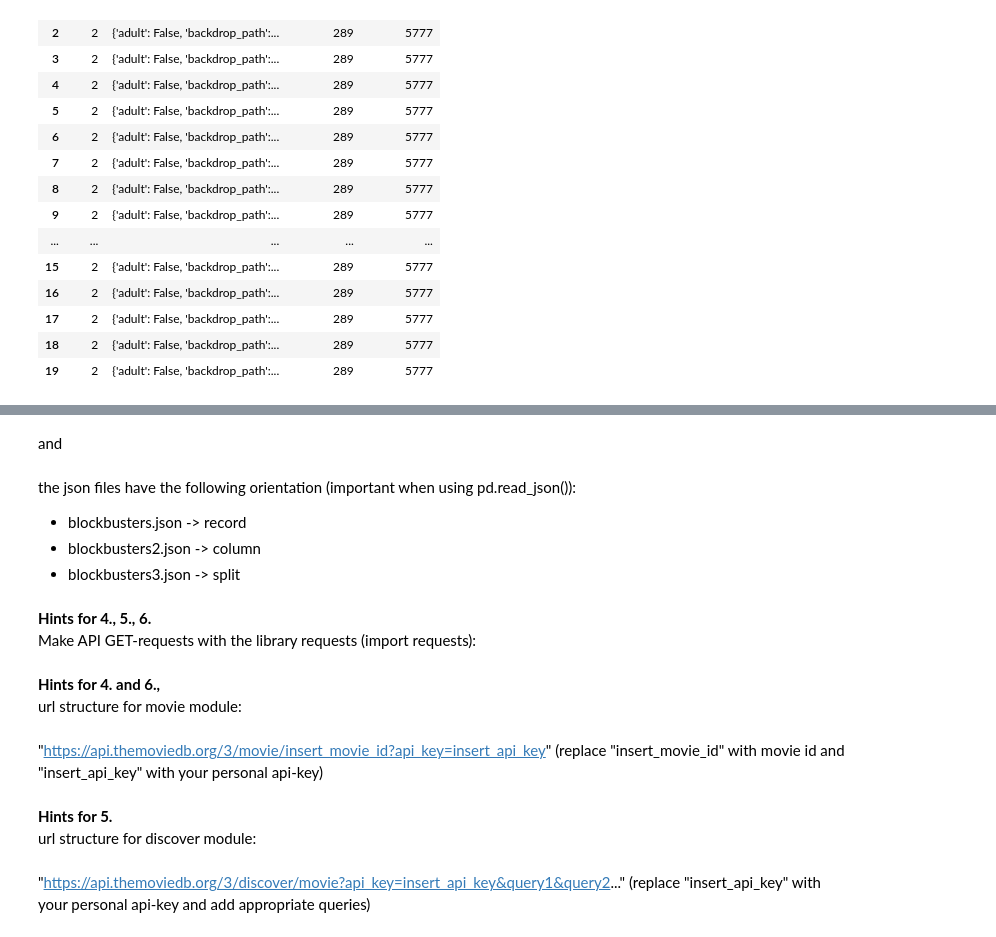
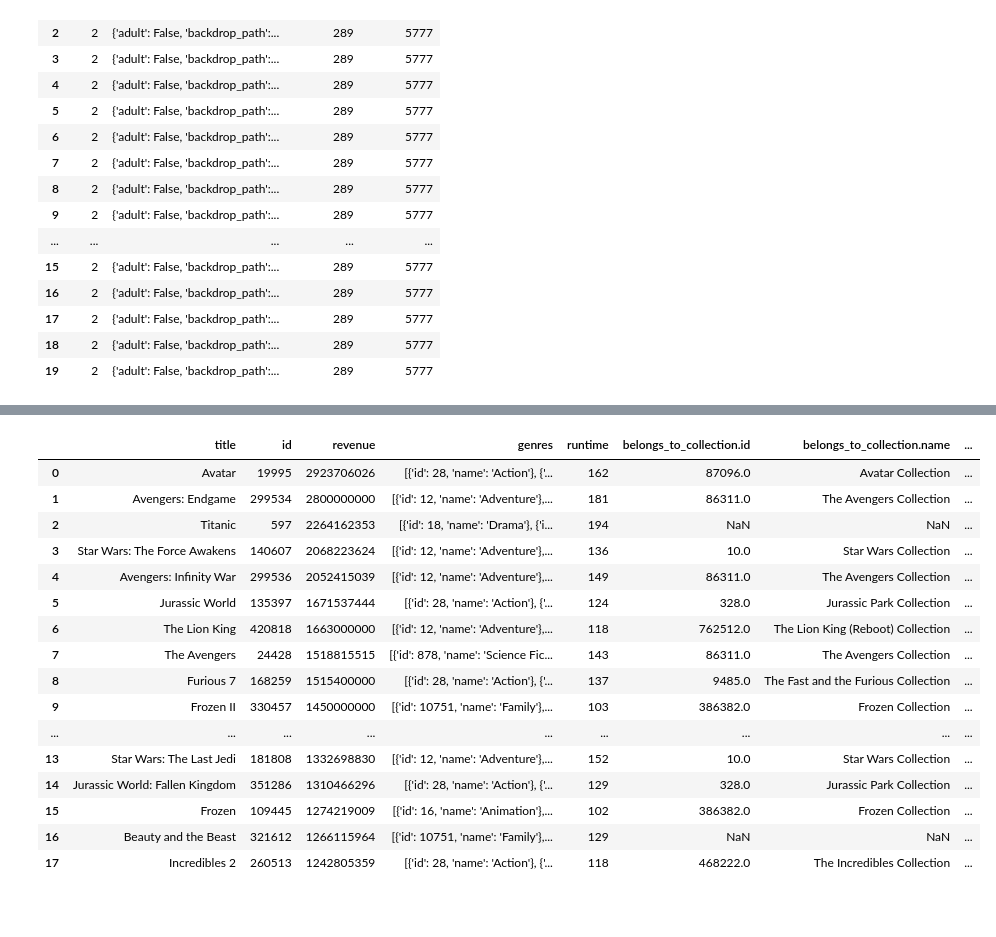
Before and after one commit to Jamal811/Data-Science, a Jupyter notebook: Data-Scince-Projectbase/12-Projects-Data Science course/2 - Project 2 Data Import Working with APIs and JSON Movies Dataset/Project_02_ProjectBrief_blank.ipynb, the cells around one changed output, grey strips where cells are left out. Cells and saved outputs as stored; diff of their text form; code cells hidden in the pictures; blank space fills up the shorter version.

```diff
--- a/Data-Scince-Projectbase/12-Projects-Data Science course/2 - Project 2 Data Import Working with APIs and JSON Movies Dataset/Project_02_ProjectBrief_blank.ipynb
+++ b/Data-Scince-Projectbase/12-Projects-Data Science course/2 - Project 2 Data Import Working with APIs and JSON Movies Dataset/Project_02_ProjectBrief_blank.ipynb
@@ -430,15 +494,23 @@ To load json files you can use
 # %%
-with open("filename.json") as f:
+with open("movies.json") as f:
     data = json.load(f)
-# %% [markdown]
-and
 # %%
-pd.DataFrame(data), pd.read_json(filename.json), pd.json_normalize(data)
+pd.json_normalize(data)
+# %% [output]
+|  | title | id | revenue | genres | runtime | belongs_to_collection.id | belongs_to_collection.name | ... |
+| 0 | Avatar | 19995 | 2923706026 | [{'id': 28, 'name': 'Action'}, {'... | 162 | 87096.0 | Avatar Collection | ... |
+| 1 | Avengers: Endgame | 299534 | 2800000000 | [{'id': 12, 'name': 'Adventure'},... | 181 | 86311.0 | The Avengers Collection | ... |
+| 2 | Titanic | 597 | 2264162353 | [{'id': 18, 'name': 'Drama'}, {'i... | 194 | NaN | NaN | ... |
+| 3 | Star Wars: The Force Awakens | 140607 | 2068223624 | [{'id': 12, 'name': 'Adventure'},... | 136 | 10.0 | Star Wars Collection | ... |
+| 4 | Avengers: Infinity War | 299536 | 2052415039 | [{'id': 12, 'name': 'Adventure'},... | 149 | 86311.0 | The Avengers Collection | ... |
+| 5 | Jurassic World | 135397 | 1671537444 | [{'id': 28, 'name': 'Action'}, {'... | 124 | 328.0 | Jurassic Park Collection | ... |
+| 6 | The Lion King | 420818 | 1663000000 | [{'id': 12, 'name': 'Adventure'},... | 118 | 762512.0 | The Lion King (Reboot) Collection | ... |
+| 7 | The Avengers | 24428 | 1518815515 | [{'id': 878, 'name': 'Science Fic... | 143 | 86311.0 | The Avengers Collection | ... |
+| 8 | Furious 7 | 168259 | 1515400000 | [{'id': 28, 'name': 'Action'}, {'... | 137 | 9485.0 | The Fast and the Furious Collection | ... |
+| 9 | Frozen II | 330457 | 1450000000 | [{'id': 10751, 'name': 'Family'},... | 103 | 386382.0 | Frozen Collection | ... |
+| ... | ... | ... | ... | ... | ... | ... | ... | ... |
+| 13 | Star Wars: The Last Jedi | 181808 | 1332698830 | [{'id': 12, 'name': 'Adventure'},... | 152 | 10.0 | Star Wars Collection | ... |
+| 14 | Jurassic World: Fallen Kingdom | 351286 | 1310466296 | [{'id': 28, 'name': 'Action'}, {'... | 129 | 328.0 | Jurassic Park Collection | ... |
+| 15 | Frozen | 109445 | 1274219009 | [{'id': 16, 'name': 'Animation'},... | 102 | 386382.0 | Frozen Collection | ... |
+| 16 | Beauty and the Beast | 321612 | 1266115964 | [{'id': 10751, 'name': 'Family'},... | 129 | NaN | NaN | ... |
+| 17 | Incredibles 2 | 260513 | 1242805359 | [{'id': 28, 'name': 'Action'}, {'... | 118 | 468222.0 | The Incredibles Collection | ... |
-# %% [markdown]
-the json files have the following orientation (important when using pd.read_json()):
-- blockbusters.json -> record
-- blockbusters2.json -> column
-- blockbusters3.json -> split
-# %% [markdown]
-__Hints for 4., 5., 6.__<br>
-Make API GET-requests with the library requests (import requests):
@@ -447,9 +516,0 @@ data = requests.get(url).json()
-# %% [markdown]
-__Hints for 4. and 6.,__ <br> url structure for movie module:
-# %% [markdown]
-"https://api.themoviedb.org/3/movie/insert_movie_id?api_key=insert_api_key" (replace "insert_movie_id" with movie id and "insert_api_key" with your personal api-key)
-# %% [markdown]
-__Hints for 5.__<br>
-url structure for discover module:
-# %% [markdown]
-"https://api.themoviedb.org/3/discover/movie?api_key=insert_api_key&query1&query2..." (replace "insert_api_key" with your personal api-key and add appropriate queries)
```
Also changed, not shown: parts of 16 cells of this notebook, 1 other file.
